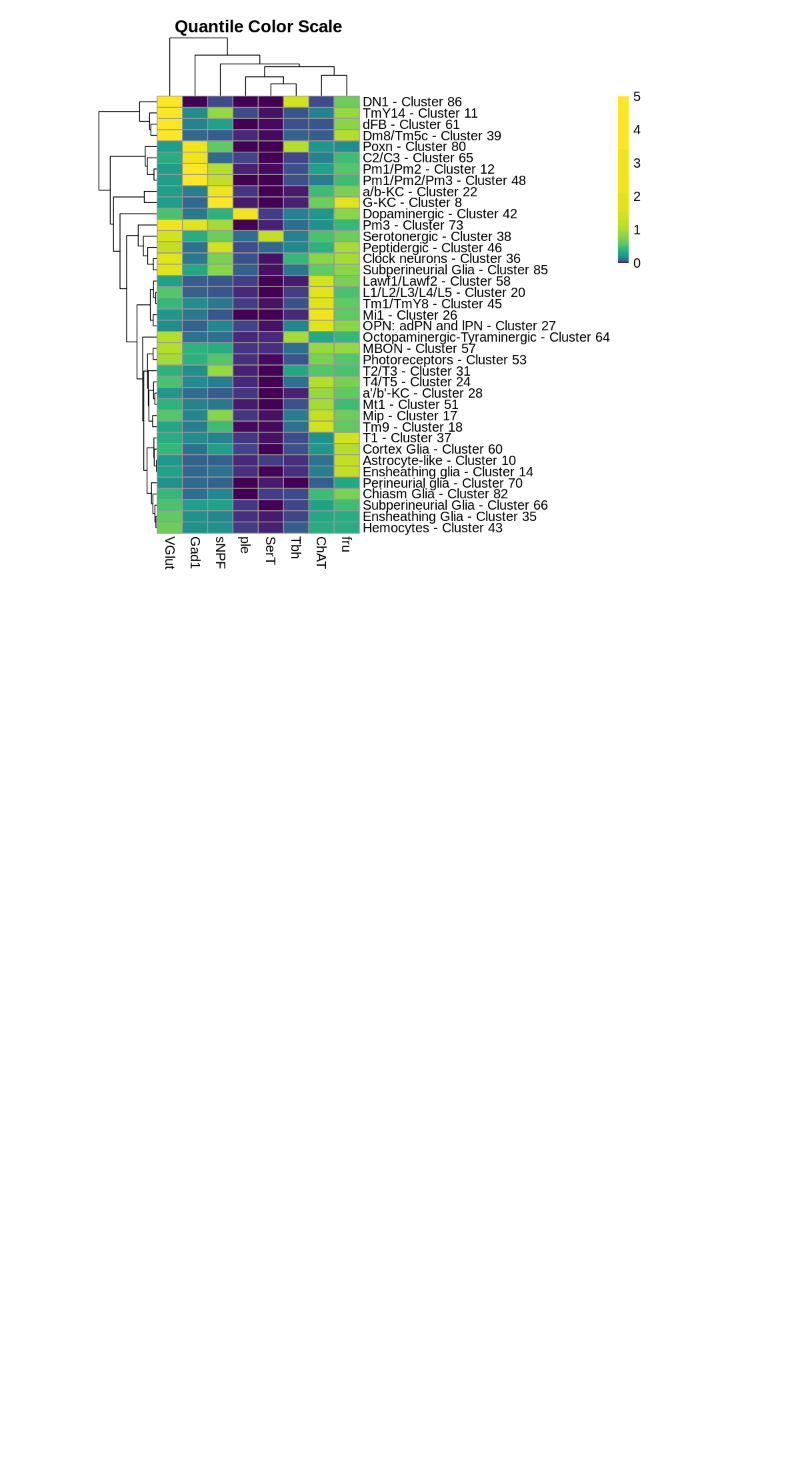
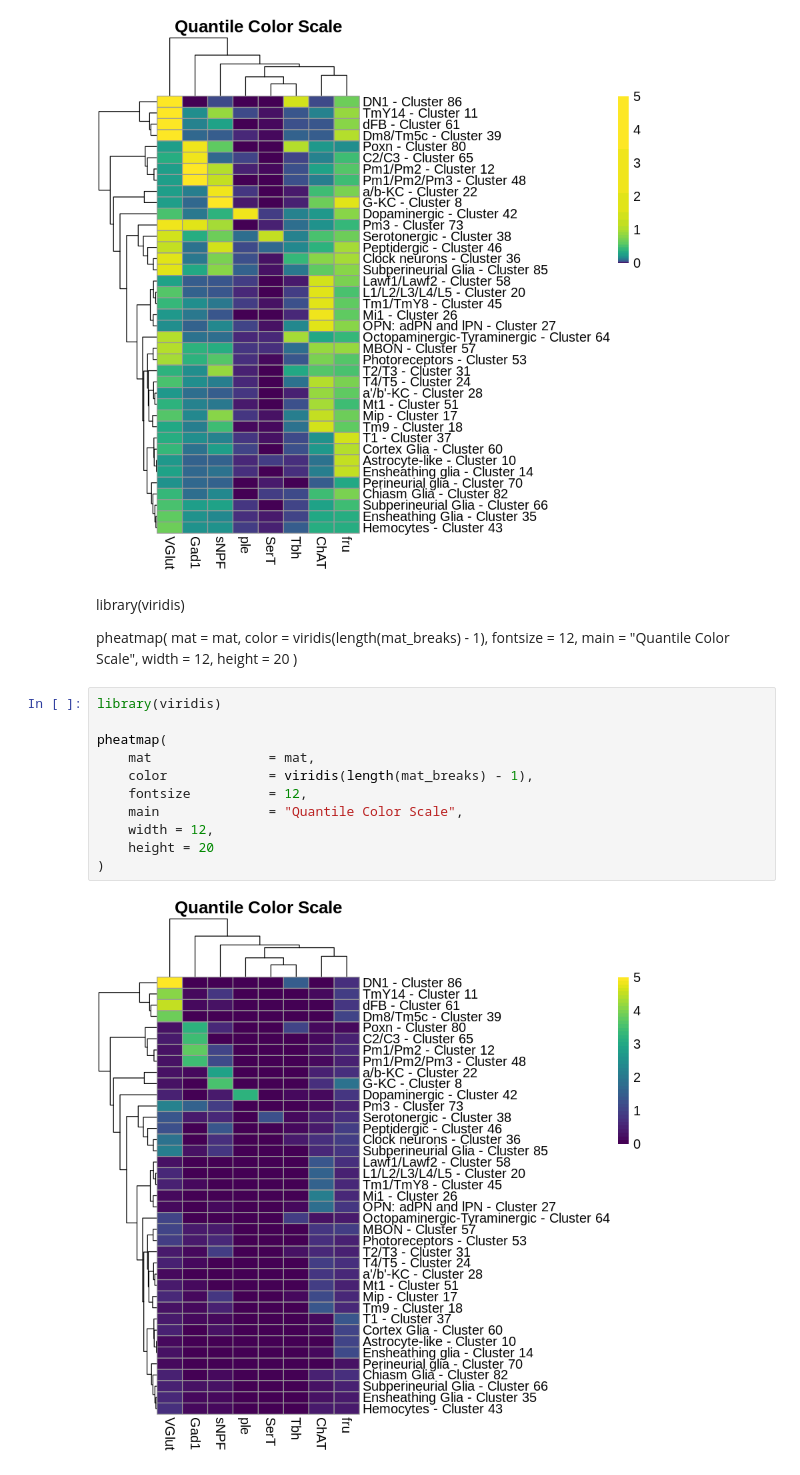
Before and after one commit to agranado/datascience, a Jupyter notebook: R_notebook/aerts_gene_heatmap.ipynb, the cells around one changed output. Drawn from its saved outputs; the diff is of its cells as text; blank space fills up the shorter version.

```diff
--- a/R_notebook/aerts_gene_heatmap.ipynb
+++ b/R_notebook/aerts_gene_heatmap.ipynb
@@ -59,3 +59,27 @@ pheatmap(
 )
 # %% [output]
 [figure]
+# %% [markdown]
+library(viridis)
+
+pheatmap(
+    mat               = mat,
+    color             = viridis(length(mat_breaks) - 1),
+    fontsize          = 12,
+    main              = "Quantile Color Scale",
+    width = 12,
+    height = 20
+)
+# %%
+library(viridis)
+
+pheatmap(
+    mat               = mat,
+    color             = viridis(length(mat_breaks) - 1),
+    fontsize          = 12,
+    main              = "Quantile Color Scale",
+    width = 12,
+    height = 20
+)
+# %% [output]
+[figure, added]
```
Also changed, not shown: 2 other files.
